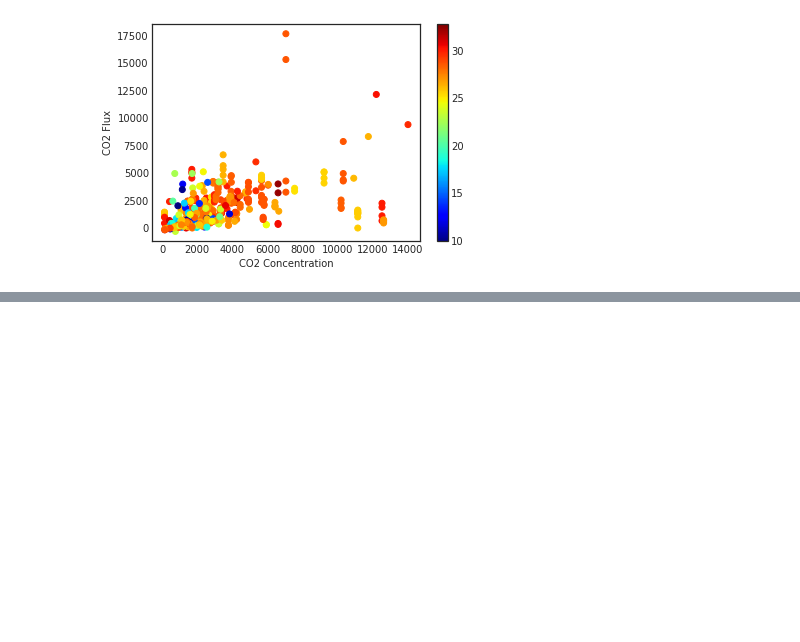
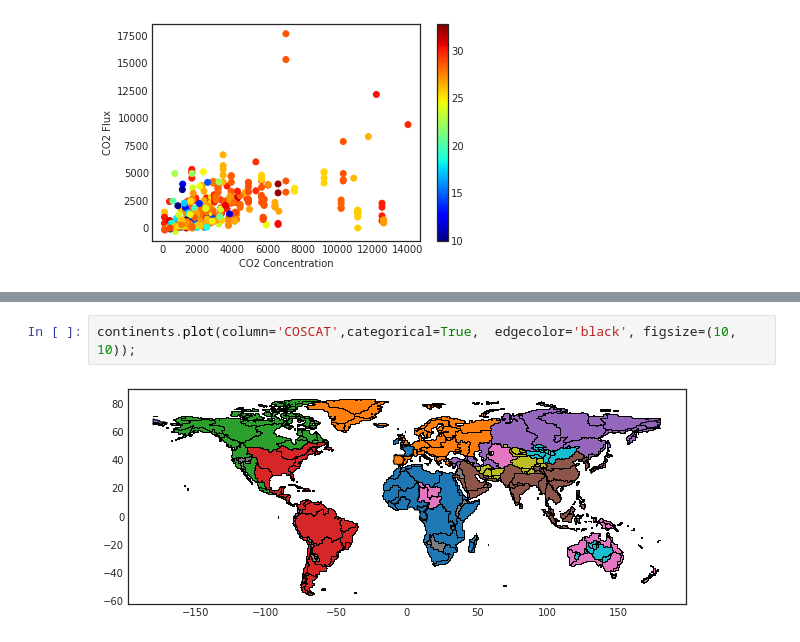
Before and after one commit to geohackweek/ghw2018_web_portal_inlandwater_co2, a Jupyter notebook: notebooks/Exploratory Data Analysis.ipynb, the cells around one changed output, grey strips where cells are left out. Drawn from its saved outputs; the diff is of its cells as text; blank space fills up the shorter version.

```diff
--- a/notebooks/Exploratory Data Analysis.ipynb
+++ b/notebooks/Exploratory Data Analysis.ipynb
@@ -102,0 +127,4 @@ Text(0,0.5,'CO2 Flux')
+# %%
+continents.plot(column='COSCAT',categorical=True,  edgecolor='black', figsize=(10, 10));
+# %% [output]
+[figure, added]
```
Also changed, not shown: parts of 7 cells of this notebook.
